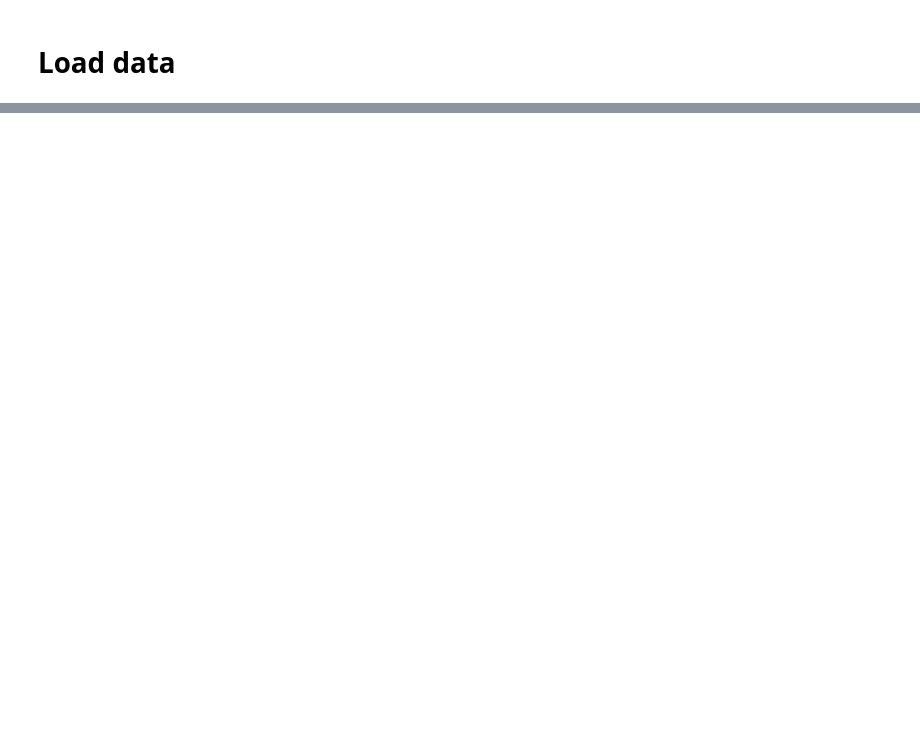
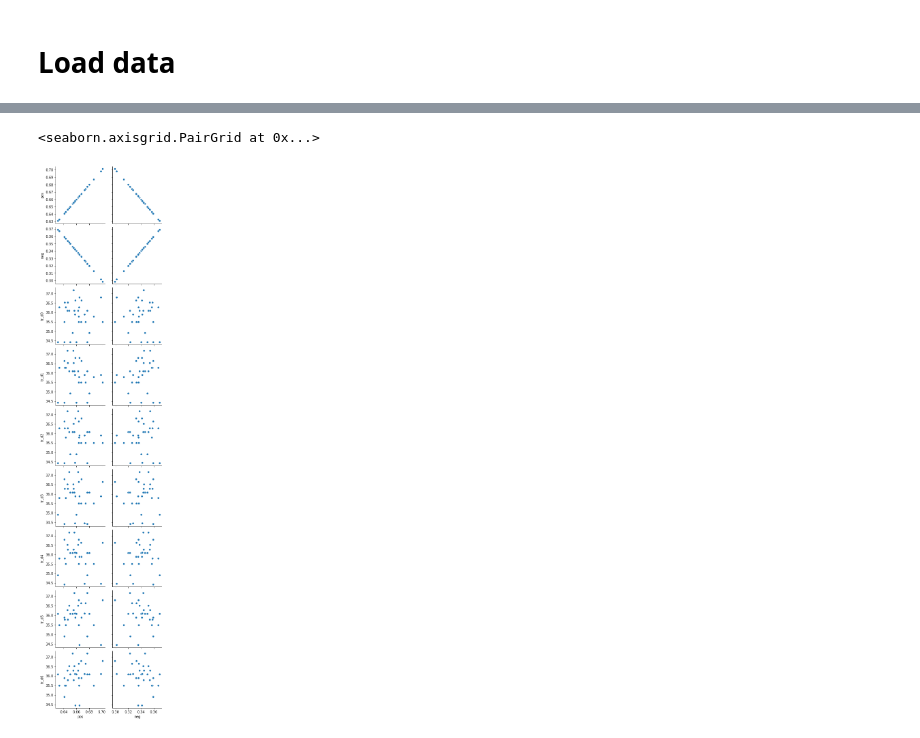
Before and after one commit to robzwitserlood/RobTempDocs, a Jupyter notebook: Assignm1_compare_correlate_visualise.ipynb, the cells around one changed output, grey strips where cells are left out. Saved outputs shown, nothing was run; the diff lists cells and outputs as text; code cells hidden in the pictures; blank space fills up the shorter version.

```diff
--- a/Assignm1_compare_correlate_visualise.ipynb
+++ b/Assignm1_compare_correlate_visualise.ipynb
@@ -85,0 +144,6 @@ data.head()
+# %%
+sns.pairplot(tru.loc['NY'],x_vars=['pos','neg'], \
+             y_vars=['pos','neg','tr_d0','tr_d1','tr_d2','tr_d3','tr_d4','tr_d5','tr_d6'])
+# %% [output]
+<seaborn.axisgrid.PairGrid at 0x...>
+[figure, added]
```
Also changed, not shown: parts of 24 cells of this notebook.
